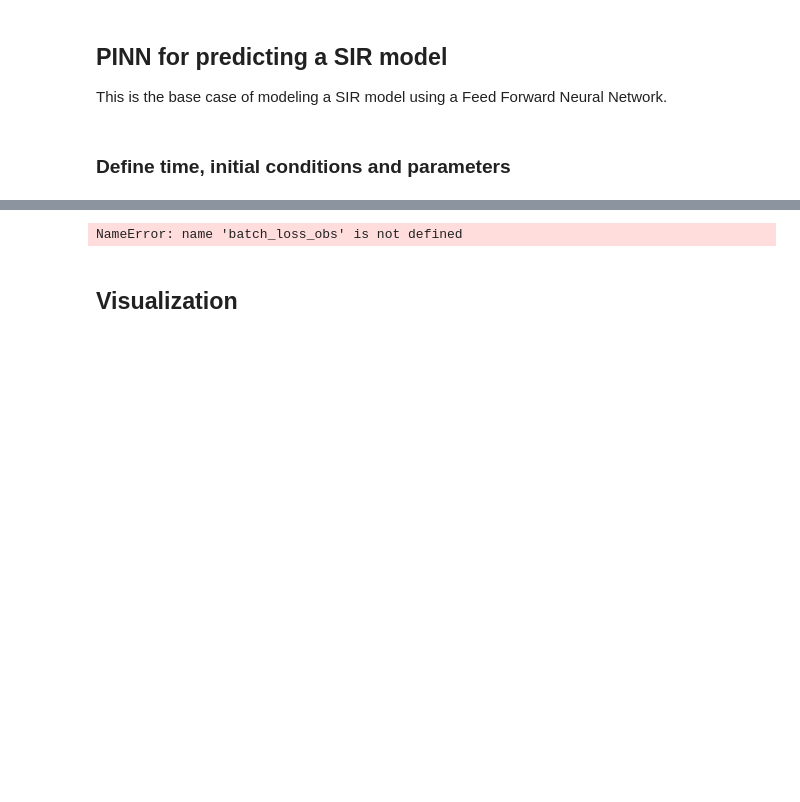
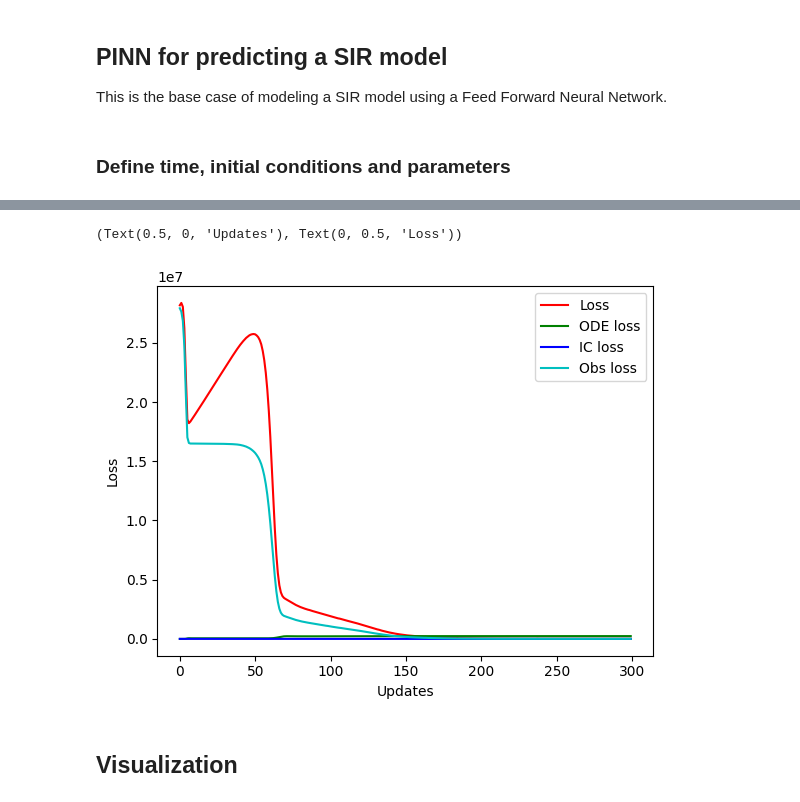
Before and after one commit to datameerkat/PINN-Project-02456, a Jupyter notebook: Notebooks/DINN_base.ipynb, the cells around one changed output, grey strips where cells are left out. Drawn from its saved outputs; the diff is of its cells as text; code cells hidden in the pictures; blank space fills up the shorter version.

```diff
--- a/Notebooks/DINN_base.ipynb
+++ b/Notebooks/DINN_base.ipynb
@@ -35,3 +74,11 @@ beta = 1
+# %%
+# compute numerical solution for loss_obs
+t_array = np.arange(0, t_days + 1, 1)
+S_array, I_array, R_array = SIR_numerical(t_array)
+S_obs = torch.tensor(S_array, dtype=torch.float32, requires_grad=True).view(-1,1)
+I_obs = torch.tensor(I_array, dtype=torch.float32, requires_grad=True).view(-1,1)
+R_obs = torch.tensor(R_array, dtype=torch.float32, requires_grad=True).view(-1,1)
+SIR_obs = torch.cat((S_obs, I_obs, R_obs), 1)
 # %%
 def loss_ode(net, t):
     SIR = net(t)
@@ -69,7 +128,7 @@ def loss_obs(net, t, SIR_obs):
 # define network architecture
 input_dim = 1
 output_dim = 3
-num_hidden = 50
+num_hidden = 20
 
 class Net(nn.Module):
     def __init__(self, num_hidden):
@@ -77,8 +136,8 @@ class Net(nn.Module):
         self.linear_relu_stack = nn.Sequential(
             nn.Linear(input_dim, num_hidden),
             nn.ReLU(),
-            #nn.Linear(num_hidden, num_hidden),
-            #nn.ReLU(),
+            nn.Linear(num_hidden, num_hidden),
+            nn.ReLU(),
             nn.Linear(num_hidden, num_hidden),
             nn.ReLU(),
             nn.Linear(num_hidden, num_hidden),
@@ -102,7 +161,7 @@ net = Net(num_hidden)
 # hyperparameters
 learning_rate = 1e-3
 batch_size = 20
-num_epochs = 50
+num_epochs = 300
 
 #initialize lambdas for soft-adaptation
 lambda_ode = torch.nn.Parameter(torch.tensor([1.0], requires_grad=True))
@@ -148,40 +207,44 @@ for epoch in range(num_epochs):
         # compute gradients given loss
         batch_loss_ode = loss_ode(net, t_tensor)
         batch_loss_ic = loss_ic(net)
-        batch_loss = lambda_ode * batch_loss_ode + lambda_ic * batch_loss_ic + lambda_obs * batch_loss_obs # with soft adaptation
+        batch_loss_obs = loss_obs(net, t_tensor, SIR_obs)
+        #batch_loss = lambda_ode * batch_loss_ode + lambda_ic * batch_loss_ic + lambda_obs * batch_loss_obs # with soft adaptation
+        batch_loss = lambda_obs * batch_loss_obs + lambda_ic * batch_loss_ic
         batch_loss.backward()
 
         #maximize gradients of lambdas by inverting the gradient
         with torch.no_grad():
-            lambda_ode.grad *= -1
+            #lambda_ode.grad *= -1
             lambda_ic.grad *= -1
             lambda_obs.grad *= -1
 
         #update net and lambdas
         optimizer_weights.step()
-        optimizer_ode.step()
+        #optimizer_ode.step()
         optimizer_ic.step()
         optimizer_obs.step()
 
         cur_loss += batch_loss.detach().numpy()
         ode_loss += batch_loss_ode.detach().numpy()
         ic_loss += batch_loss_ic.detach().numpy()
-        obs_loss += batch_loss_ic.detach().numpy()
+        obs_loss += batch_loss_obs.detach().numpy()
 
     losses.append(cur_loss / batch_size)
     ode_losses.append(ode_loss / batch_size)
     ic_losses.append(ic_loss / batch_size)
-    obs_losses.append(ic_loss / batch_size)
+    obs_losses.append(obs_loss / batch_size)
 
     net.eval()
 
-    if epoch % 5 == 0:
+    if epoch % 50 == 0:
         print(
-            f"epoch {epoch+1} : Total loss {np.round(losses[-1].item(), decimals=6)} , "
-            f"ode loss: {np.round(ode_losses[-1].item(), decimals=6)} , "
+            f"epoch {epoch+1} : Total loss {np.round(losses[-1].item(), decimals=3)} , "
+            f"ode loss: {np.round(ode_losses[-1].item(), decimals=3)} , "
             f"ode lambda: {np.round(lambda_ode.item(), decimals=3)} , "
-            f"ic loss: {np.round(ic_losses[-1].item(), decimals=6)} , "
-            f"ic lambda: {np.round(lambda_ic.item(), decimals=3)}"
+            f"ic loss: {np.round(ic_losses[-1].item(), decimals=3)} , "
+            f"ic lambda: {np.round(lambda_ic.item(), decimals=3)} , "
+            f"obs loss: {np.round(obs_losses[-1].item(), decimals=3)} , "
+            f"obs lambda: {np.round(lambda_obs.item(), decimals=3)}"
     )
 
 
@@ -190,6 +253,7 @@ plt.figure()
 plt.plot(epoch, losses, 'r')
 plt.plot(epoch, ode_losses, 'g')
 plt.plot(epoch, ic_losses, 'b')
-plt.legend(['Loss', 'ODE loss', 'IC loss'])
+plt.plot(epoch, obs_losses, 'c')
+plt.legend(['Loss', 'ODE loss', 'IC loss', "Obs loss"])
 plt.xlabel('Updates'), plt.ylabel('Loss')
 # %% [output]
@@ -198,3 +266,4 @@ torch.Size([501, 1])
-NameError: name 'batch_loss_obs' is not defined
+(Text(0.5, 0, 'Updates'), Text(0, 0.5, 'Loss'))
+[figure, added]
 # %% [markdown]
 ## Visualization
```
Also changed, not shown: parts of 6 cells of this notebook.
